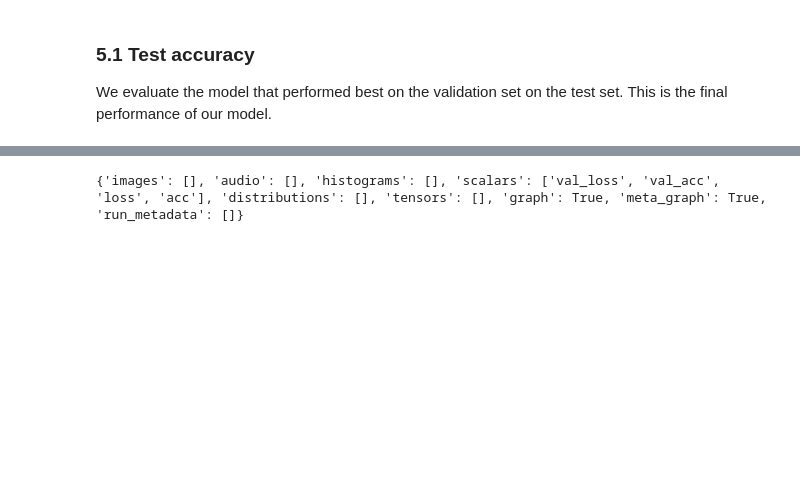
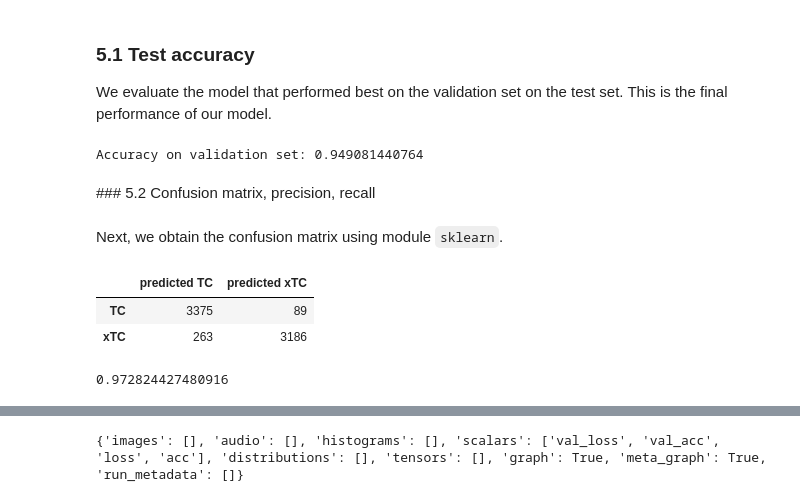
Before and after one commit to lucasrodes/pyphoon, a Jupyter notebook: tasks/tcxtc/notebooks/Final_Model.ipynb, the cells around one changed output, grey strips where cells are left out. Saved outputs shown, nothing was run; the diff lists cells and outputs as text; code cells hidden in the pictures; blank space fills up the shorter version.

```diff
--- a/tasks/tcxtc/notebooks/Final_Model.ipynb
+++ b/tasks/tcxtc/notebooks/Final_Model.ipynb
@@ -37,8 +37,8 @@ Time to load the data. The data is stored in chunk HDF5 files, which have been p
 # %%
 # Paths where data is stored
-dataset_dir = '/root/fs9/lucas/data/datasets/year_256/'
+dataset_dir = '/root/fs9/lucas/data/datasets/year_512/'
 chunk_filenames = listdir(dataset_dir)
-test_chunk_filenames = chunk_filenames[:10]
-valid_chunk_filenames = chunk_filenames[10:20]
-train_chunk_filenames = chunk_filenames[20:]
+train_chunk_filenames = chunk_filenames[:27]
+valid_chunk_filenames = chunk_filenames[27:35]
+test_chunk_filenames = chunk_filenames[35:]
 # %%
@@ -90,32 +89,29 @@ Since our task is focused on the binary distinction between *Tropical Cyclones*
 # test
 print("test...")
 for i in range(len(Y_test)):
-    print("", i)
     # Get labels and valid positions
     Y_test[i], pos = parse_to_tcxtc_task(Y_test[i])
     # Retrieve corresponding samples
-    X_test[i] = convert_float_to_uint(X_test[i][pos])
+    X_test[i] = X_test[i][pos]
     idx_test[i] = idx_test[i][pos]
     seqno_test[i][pos] = seqno_test[i][pos]
 
 # valid
 print("valid...")
 for i in range(len(Y_valid)):
-    print("", i)
     # Get labels and valid positions
     Y_valid[i], pos = parse_to_tcxtc_task(Y_valid[i])
     # Retrieve corresponding samples
-    X_valid[i] = convert_float_to_uint(X_valid[i][pos])
+    X_valid[i] = X_valid[i][pos]
     idx_valid[i] = idx_valid[i][pos]
     seqno_valid[i][pos] = seqno_valid[i][pos]
 
 # train
 print("train...")
 for i in range(len(Y_train)):
-    print("", i)
     # Get labels and valid positions
     Y_train[i], pos = parse_to_tcxtc_task(Y_train[i])
     # Retrieve corresponding samples
-    X_train[i] = convert_float_to_uint((X_train[i][pos]))
+    X_train[i] = (X_train[i][pos])
     idx_train[i] = idx_train[i][pos]
     seqno_train[i][pos] = seqno_train[i][pos]
@@ -163,9 +162,12 @@ Let us actually load the repository preprocessing parameters and preprocess the
 # %%
 # Define preprocessor
+from pyphoon.app.preprocess import MeanImagePreprocessor
+import cv2
 with h5py.File('../preprocessing_year.h5') as f:
-    mean = f.get('image_mean').value
+    mean = cv2.resize(f.get('image_mean').value, (256, 256))
     scale_factor = f.get('max_value').value - f.get('min_value').value
-preprocessor = MeanImagePreprocessor(mean, scale_factor, add_axis=3)
+
+preprocessor = MeanImagePreprocessor(mean, scale_factor, add_axis=[3], resize_factor=(256, 256))
 # %%
 # Expand dimensions to be suitable for friend keras
 X_train = [preprocessor.apply(x) for x in X_train]
@@ -317,0 +306,32 @@ print("Accuracy on validation set:", acc_val)
+# %%
+# Prediction
+y_pred = []
+for x in X_test:
+    y_pred.extend(np.round(model.predict(x)).astype(int)[:, 0])
+# Ground truth
+y_true = np.concatenate(Y_test).tolist()
+
+acc_test = (np.array(y_true) == np.array(y_pred)).mean()
+
+print("Accuracy on validation set:", acc_test)
+# %% [output]
+Accuracy on validation set: 0.949081440764
+# %% [markdown]
+### 5.2 Confusion matrix, precision, recall
+# %% [markdown]
+Next, we obtain the confusion matrix using module `sklearn`.
+# %%
+from sklearn.metrics import confusion_matrix
+import pandas as pd
+pd.DataFrame(confusion_matrix(y_true, y_pred),
+             columns=['predicted TC','predicted xTC'],
+             index=['TC','xTC']
+            )
+# %% [output]
+|  | predicted TC | predicted xTC |
+| TC | 3375 | 89 |
+| xTC | 263 | 3186 |
+# %%
+3186/(3186+89)
+# %% [output]
+0.972824427480916
```
Also changed, not shown: parts of 17 cells of this notebook.
